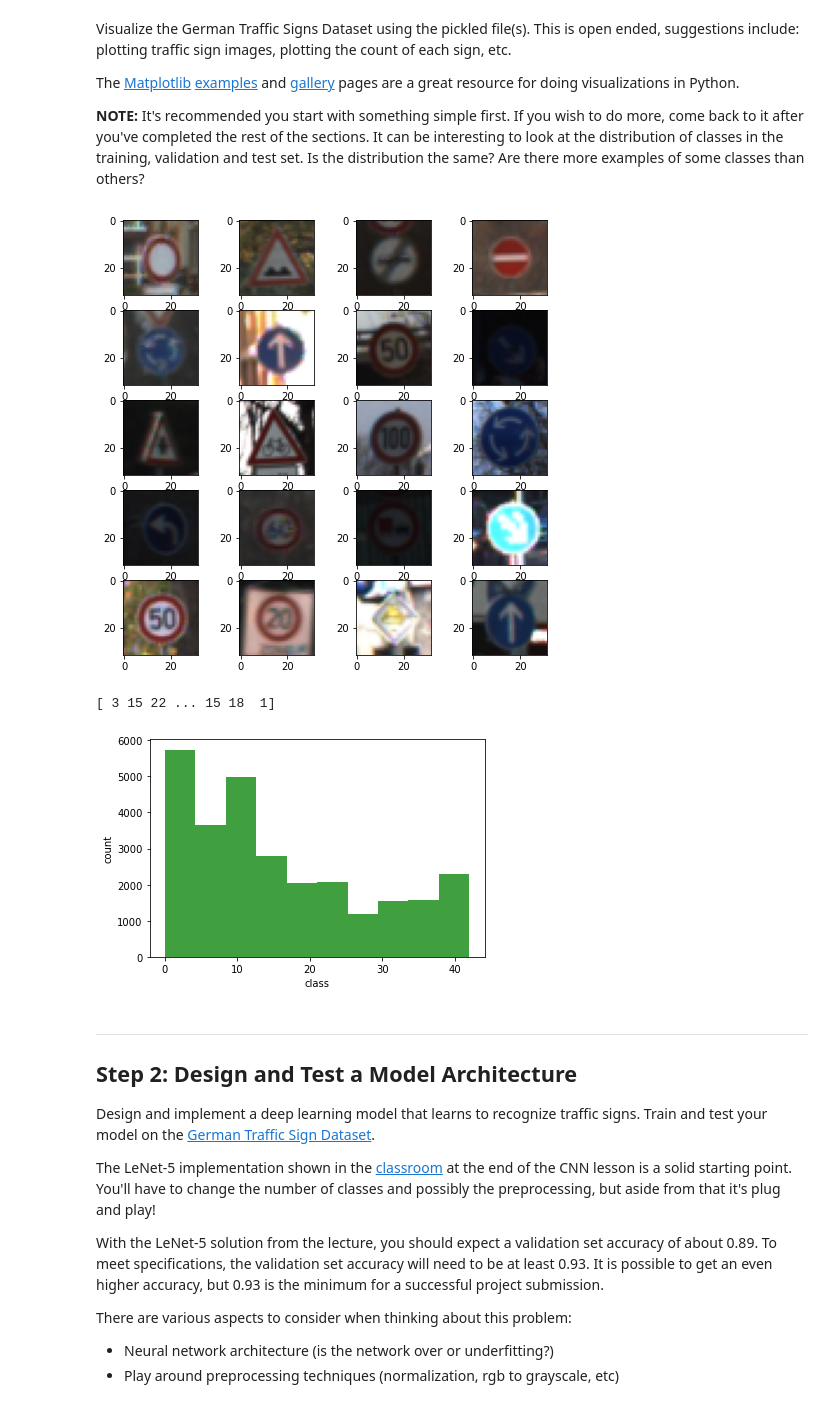
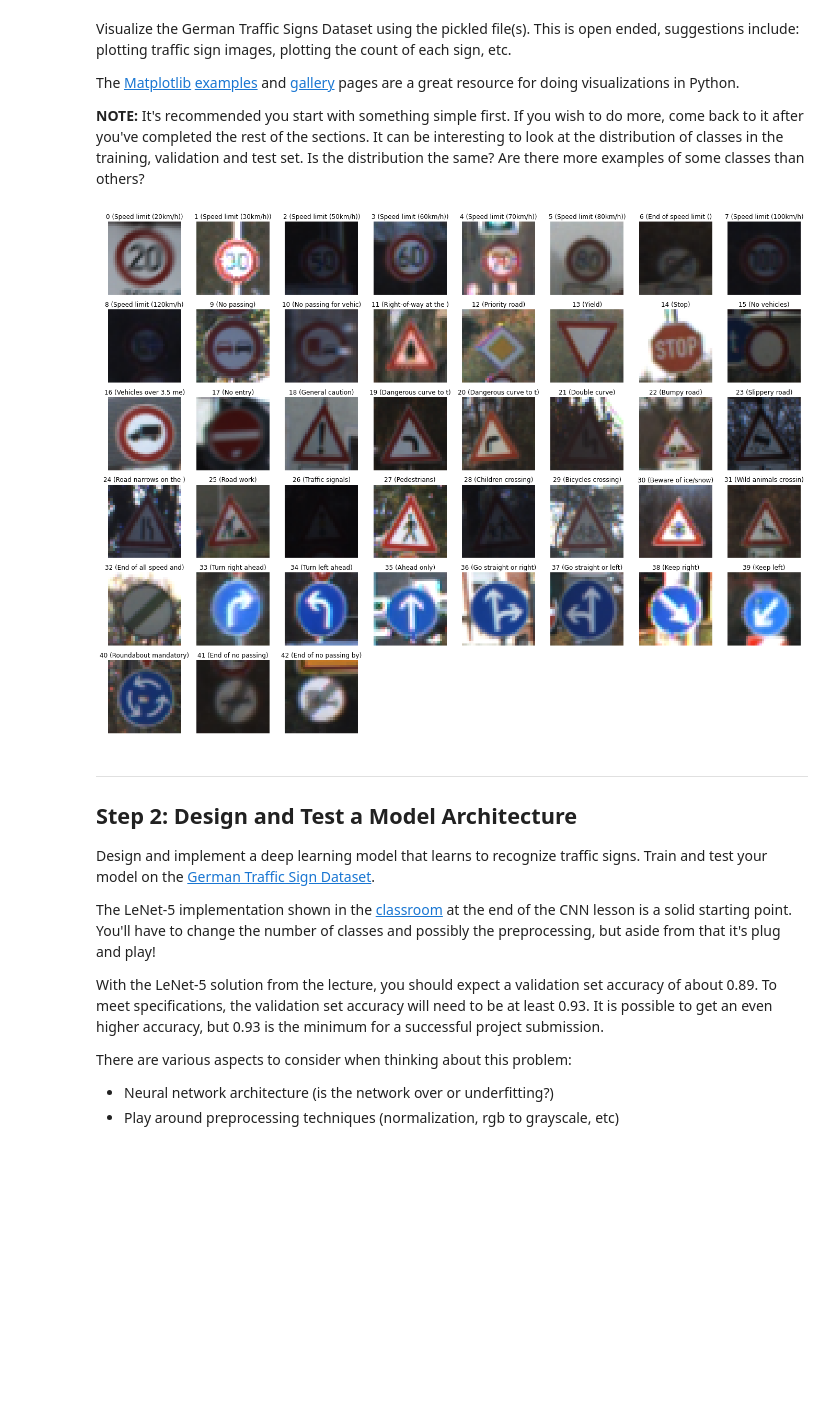
Before and after one commit to ruyi-tsai/CarND-Traffic-Sign-Classifier-Project, a Jupyter notebook: Traffic_Sign_Classifier.ipynb, the cells around one changed output. Cells and saved outputs as stored; diff of their text form; code cells hidden in the pictures; blank space fills up the shorter version.

Commit message:
visualize traffic signs

```diff
--- a/Traffic_Sign_Classifier.ipynb
+++ b/Traffic_Sign_Classifier.ipynb
@@ -101,36 +101,3 @@ Visualize the German Traffic Signs Dataset using the pickled file(s). This is op
 The [Matplotlib](http://matplotlib.org/) [examples](http://matplotlib.org/examples/index.html) and [gallery](http://matplotlib.org/gallery.html) pages are a great resource for doing visualizations in Python.
 
 **NOTE:** It's recommended you start with something simple first. If you wish to do more, come back to it after you've completed the rest of the sections. It can be interesting to look at the distribution of classes in the training, validation and test set. Is the distribution the same? Are there more examples of some classes than others?
-# %%
-### Data exploration visualization code goes here.
-### Feel free to use as many code cells as needed.
-import matplotlib.pyplot as plt
-# Visualizations will be shown in the notebook.
-%matplotlib inline
-
-import numpy as np
-import matplotlib.pyplot as plt
-
-w=10
-h=10
-fig=plt.figure(figsize=(8, 8))
-columns = 4
-rows = 5
-for i in range(1, columns*rows +1):
-    img = np.random.randint(10, size=(h,w))
-    fig.add_subplot(rows, columns, i)
-    plt.imshow(X_train[i])
-plt.show()
-
-print(y_train)
-
-
-
-n, bins, patches = plt.hist(y_train, bins=10, facecolor='green', alpha=0.75)
-plt.xlabel('class')
-plt.ylabel('count')
-plt.show()
-# %% [output]
-[figure, removed]
-[ 3 15 22 ... 15 18  1]
-[figure, removed]
@@ -137,3 +142,15 @@ plt.show()
+# %%
+X = []
+Y = []
+
+labels, indices = np.unique(y_train, return_index=True)
+for i in range(len(labels)):
+    X.append(X_train[indices[i]])
+    Y.append(labels[i])
+
+visualizeImages(X,Y)
+# %% [output]
+[figure, added]
 # %% [markdown]
 ----
 
```
Also changed, not shown: parts of 3 cells of this notebook, 3 other files.
